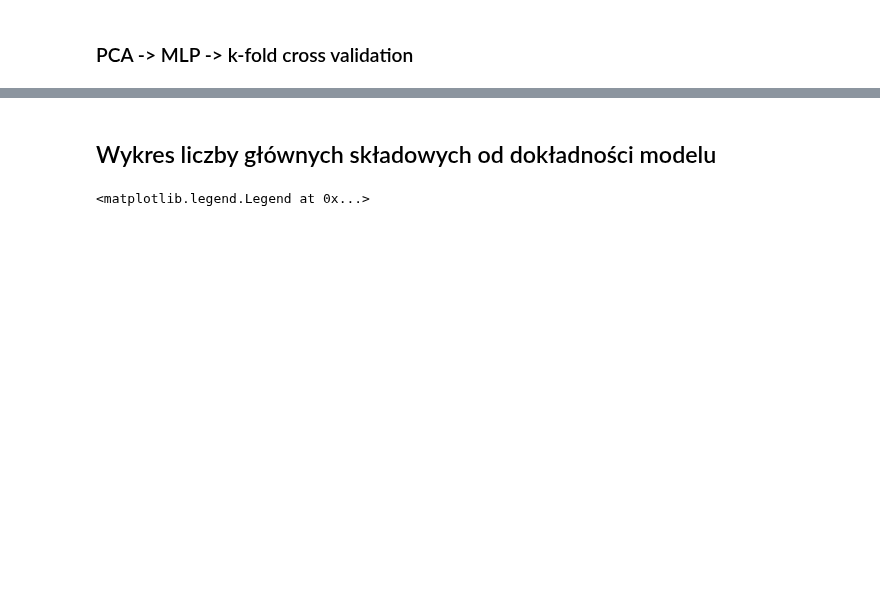
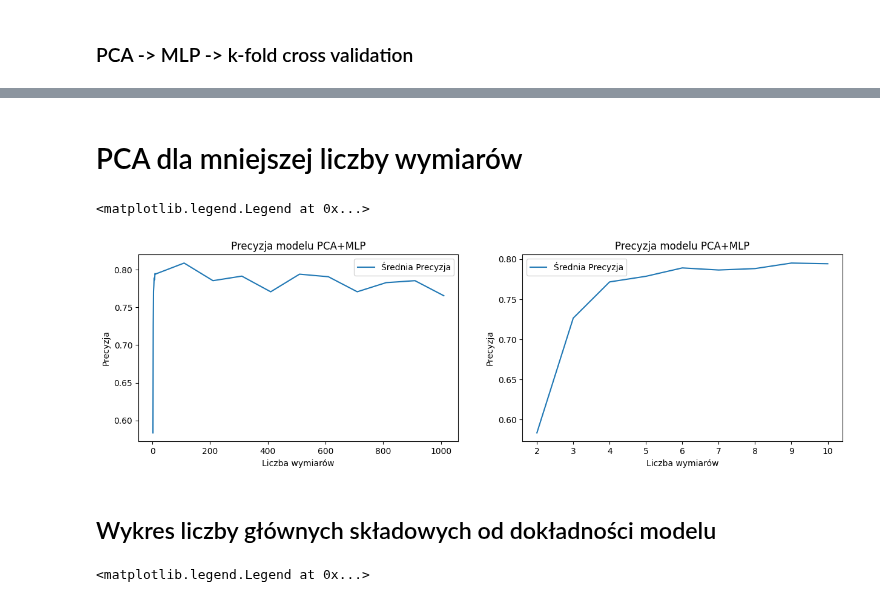
Before and after one commit to shizzeer/credo-classifier, a Jupyter notebook: credo_image_classifier.ipynb, the cells around one changed output, grey strips where cells are left out. Drawn from its saved outputs; the diff is of its cells as text; code cells hidden in the pictures; blank space fills up the shorter version.

```diff
--- a/credo_image_classifier.ipynb
+++ b/credo_image_classifier.ipynb
@@ -612,6 +620,30 @@ Score -> 0.8081535816192627
 n_components have to be less than or equal to min(n_samples, n_features)
 min(n_samples, n_features) = 1152
 n_components = 1210
+# %% [markdown]
+# PCA dla mniejszej liczby wymiarów
+# %%
+scores = [0.5833502650260926, 0.7265198469161988, 0.7716243147850037, 0.7786222577095032,
+          0.7890758514404297, 0.7864746809005737, 0.788255226612091, 0.7951326966285706,
+          0.7943045377731324, 0.8090269207954407, 0.785616421699524, 0.7916544318199158,
+          0.7708526253700256, 0.7942631244659424, 0.7908338069915771, 0.7708752155303955,
+          0.7830114960670471, 0.7856239318847656, 0.7656201839447021]
+num_components = [2, 3, 4, 5, 6, 7, 8, 9, 10, 110, 210, 310, 410, 510, 610, 710,
+                  810, 910, 1010, 1110]
+fig, arr = plt.subplots(1, 2, figsize=(15,4))
+arr[0].plot(num_components[:-1], scores, label='Średnia Precyzja')
+arr[0].set_title('Precyzja modelu PCA+MLP')
+arr[0].set_xlabel('Liczba wymiarów')
+arr[0].set_ylabel('Precyzja')
+arr[0].legend()
+arr[1].plot(num_components[:9], scores[:9], label='Średnia Precyzja')
+arr[1].set_title('Precyzja modelu PCA+MLP')
+arr[1].set_xlabel('Liczba wymiarów')
+arr[1].set_ylabel('Precyzja')
+arr[1].legend()
+# %% [output]
+<matplotlib.legend.Legend at 0x...>
+[figure, added]
 # %% [markdown]
 ## Wykres liczby głównych składowych od dokładności modelu
 # %%
```
Also changed, not shown: parts of 9 cells of this notebook.
